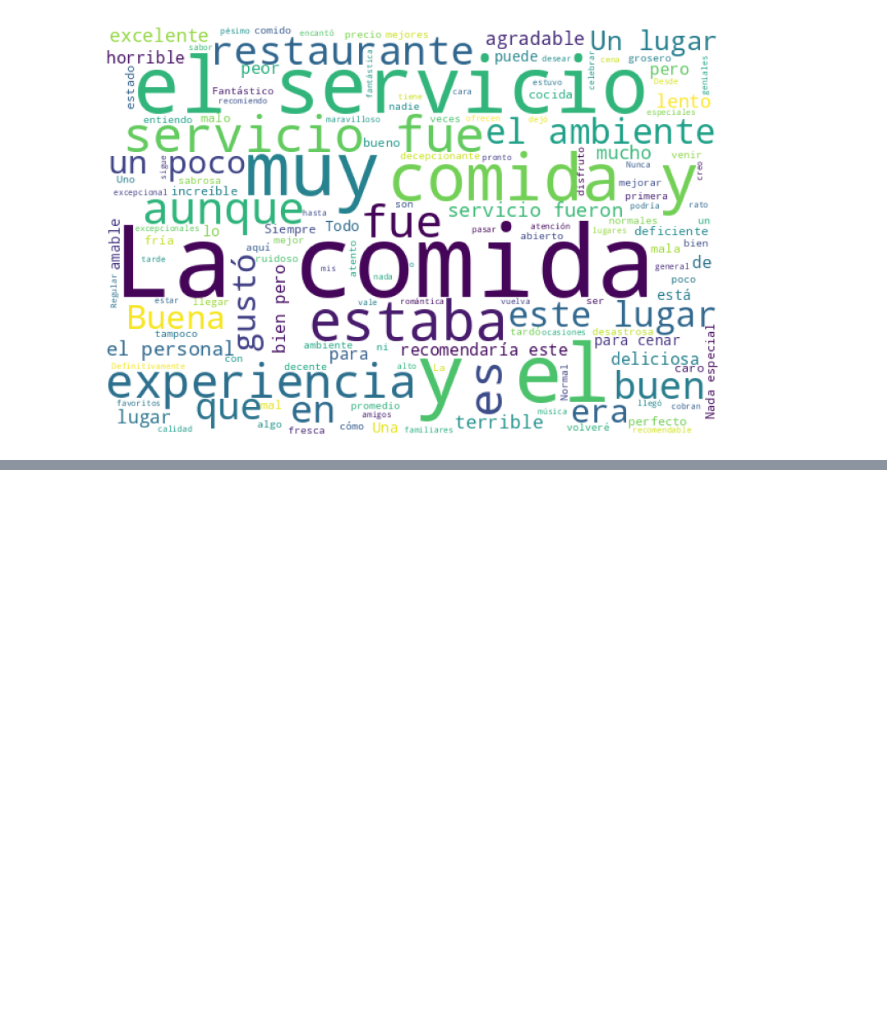
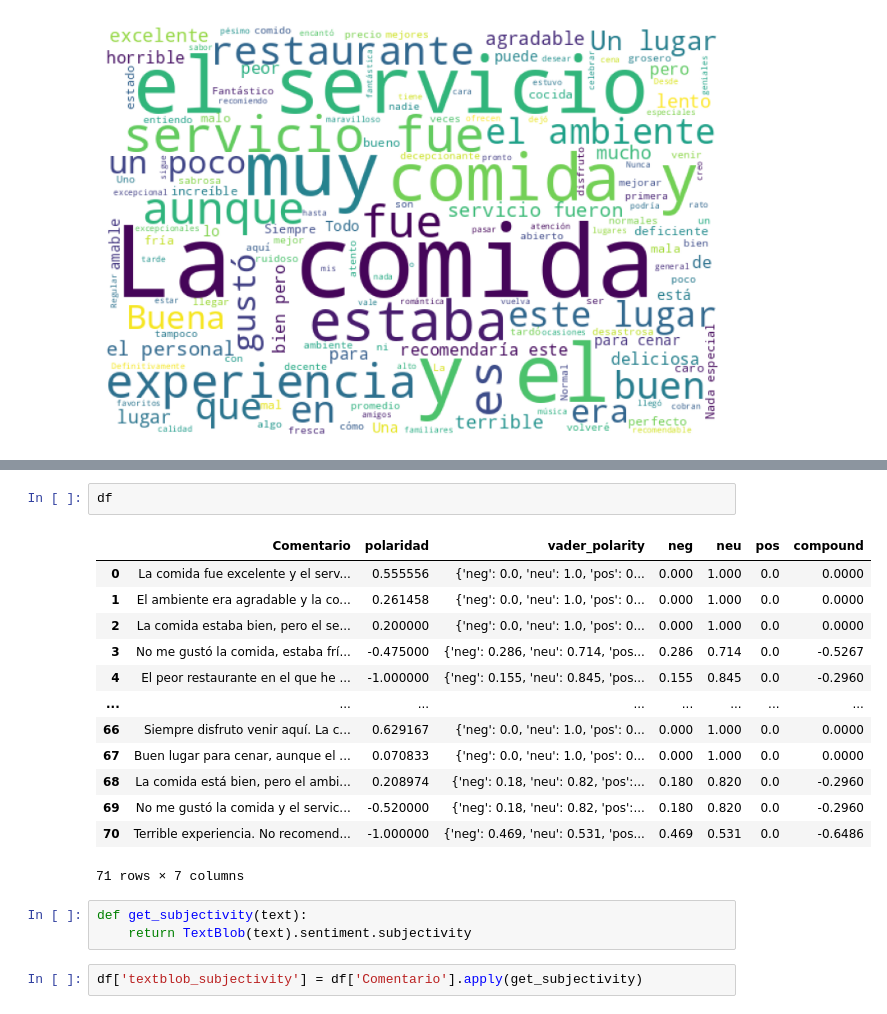
Before and after one commit to guillotatis/talentotech, a Jupyter notebook: AnalisisSentimientosGACT.ipynb, the cells around one changed output, grey strips where cells are left out. Cells and saved outputs as stored; diff of their text form; blank space fills up the shorter version.

```diff
--- a/AnalisisSentimientosGACT.ipynb
+++ b/AnalisisSentimientosGACT.ipynb
@@ -77,0 +102,21 @@ plt.show()
+# %%
+df
+# %% [output]
+|  | Comentario | polaridad | vader_polarity | neg | neu | pos | compound |
+| 0 | La comida fue excelente y el serv... | 0.555556 | {'neg': 0.0, 'neu': 1.0, 'pos': 0... | 0.000 | 1.000 | 0.0 | 0.0000 |
+| 1 | El ambiente era agradable y la co... | 0.261458 | {'neg': 0.0, 'neu': 1.0, 'pos': 0... | 0.000 | 1.000 | 0.0 | 0.0000 |
+| 2 | La comida estaba bien, pero el se... | 0.200000 | {'neg': 0.0, 'neu': 1.0, 'pos': 0... | 0.000 | 1.000 | 0.0 | 0.0000 |
+| 3 | No me gustó la comida, estaba frí... | -0.475000 | {'neg': 0.286, 'neu': 0.714, 'pos... | 0.286 | 0.714 | 0.0 | -0.5267 |
+| 4 | El peor restaurante en el que he ... | -1.000000 | {'neg': 0.155, 'neu': 0.845, 'pos... | 0.155 | 0.845 | 0.0 | -0.2960 |
+| ... | ... | ... | ... | ... | ... | ... | ... |
+| 66 | Siempre disfruto venir aquí. La c... | 0.629167 | {'neg': 0.0, 'neu': 1.0, 'pos': 0... | 0.000 | 1.000 | 0.0 | 0.0000 |
+| 67 | Buen lugar para cenar, aunque el ... | 0.070833 | {'neg': 0.0, 'neu': 1.0, 'pos': 0... | 0.000 | 1.000 | 0.0 | 0.0000 |
+| 68 | La comida está bien, pero el ambi... | 0.208974 | {'neg': 0.18, 'neu': 0.82, 'pos':... | 0.180 | 0.820 | 0.0 | -0.2960 |
+| 69 | No me gustó la comida y el servic... | -0.520000 | {'neg': 0.18, 'neu': 0.82, 'pos':... | 0.180 | 0.820 | 0.0 | -0.2960 |
+| 70 | Terrible experiencia. No recomend... | -1.000000 | {'neg': 0.469, 'neu': 0.531, 'pos... | 0.469 | 0.531 | 0.0 | -0.6486 |
+71 rows × 7 columns
+# %%
+def get_subjectivity(text):
+    return TextBlob(text).sentiment.subjectivity
+# %%
+df['textblob_subjectivity'] = df['Comentario'].apply(get_subjectivity)
```
Also changed, not shown: parts of 8 cells of this notebook.
